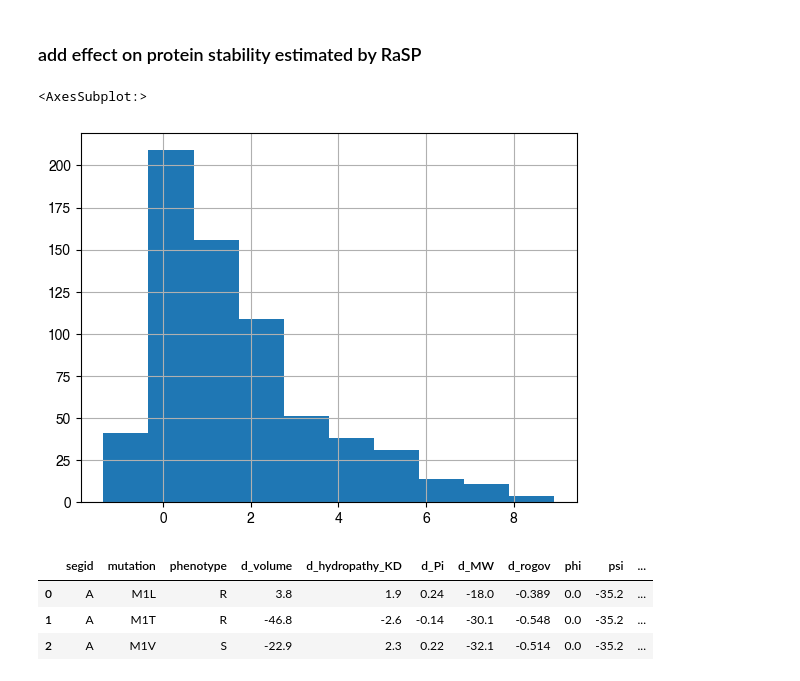
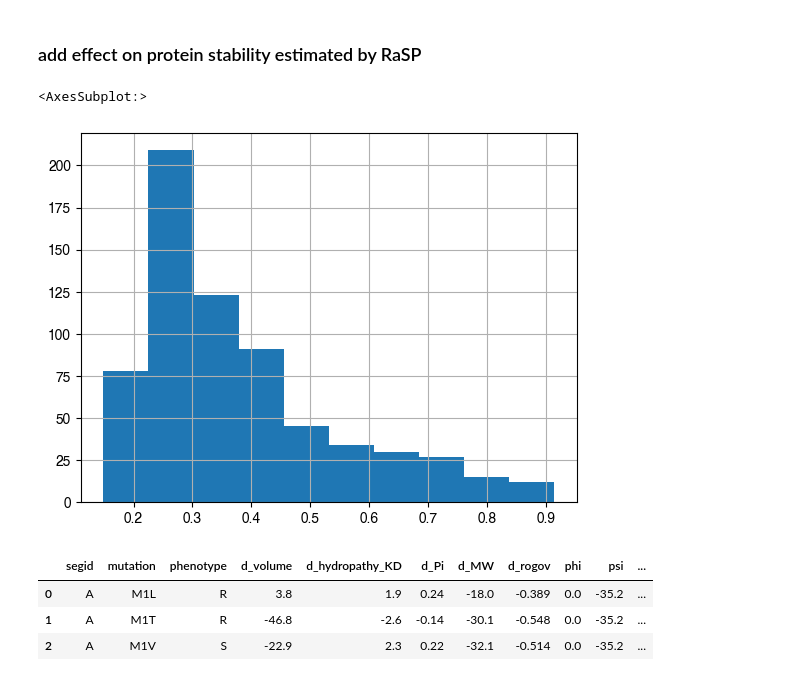
Before and after one commit to fowler-lab/predict-pyrazinamide-resistance, a Jupyter notebook: 3-add-features.ipynb, the cells around one changed output. Cells and saved outputs as stored; diff of their text form; code cells hidden in the pictures.

```diff
--- a/3-add-features.ipynb
+++ b/3-add-features.ipynb
@@ -94,10 +94,11 @@ dataset.df.deep_ddG.hist()
 # %%
 # a = sbmlcore.RaSP('data/features/cavity_pred_3PL1_A.csv')
 # a.results.rasp_score_ml.hist()
 dataset = dataset + sbmlcore.RaSP('data/features/cavity_pred_3PL1_A.csv')
-dataset.df.rasp_score_ml.hist()
+dataset.df.drop(columns=['rasp_score_ml'], inplace=True)
+dataset.df.rasp_score_ml_fermi.hist()
 # %% [output]
 <AxesSubplot:>
-[figure, old version]
+[figure, new version]
 # %%
 dataset = dataset + sbmlcore.SNAP2('./data/features/3pl1-snap2-with-segids.csv', offsets={'A': 0})
```
Also changed, not shown: parts of 5 cells of this notebook, 9 other files.
